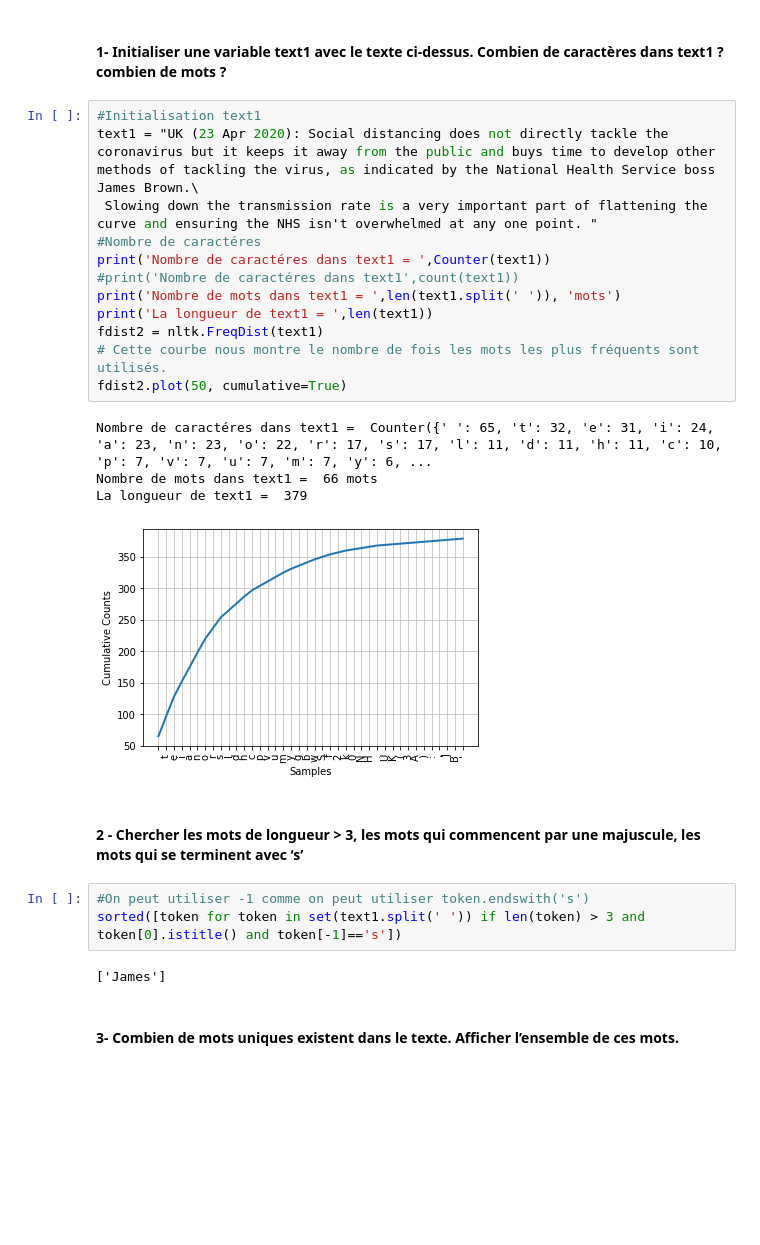
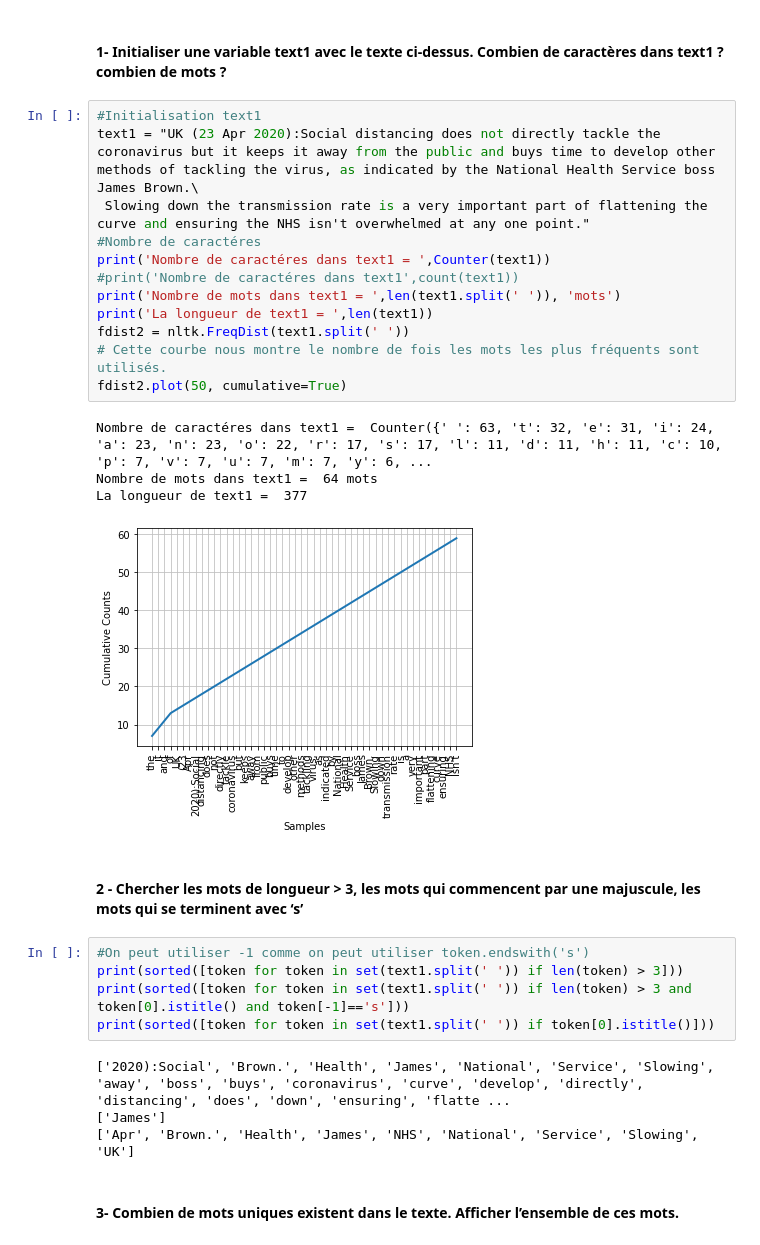
Before and after one commit to Ikramettiache/Tp-TextMining, a Jupyter notebook: Tp2_IKRAME_ETTIACHE_MEHDI_BALBALI_.ipynb, the cells around one changed output. Drawn from its saved outputs; the diff is of its cells as text; blank space fills up the shorter version.

```diff
--- a/Tp2_IKRAME_ETTIACHE_MEHDI_BALBALI_.ipynb
+++ b/Tp2_IKRAME_ETTIACHE_MEHDI_BALBALI_.ipynb
@@ -23,28 +23,32 @@ import re
 #### 1- Initialiser une variable text1 avec le texte ci-dessus. Combien de caractères dans text1 ? combien de mots ?
 # %%
 #Initialisation text1
-text1 = "UK (23 Apr 2020): Social distancing does not directly tackle the coronavirus but it keeps it away from the public and buys time to develop other methods of tackling the virus, as indicated by the National Health Service boss James Brown.\
- Slowing down the transmission rate is a very important part of flattening the curve and ensuring the NHS isn't overwhelmed at any one point. "
+text1 = "UK (23 Apr 2020):Social distancing does not directly tackle the coronavirus but it keeps it away from the public and buys time to develop other methods of tackling the virus, as indicated by the National Health Service boss James Brown.\
+ Slowing down the transmission rate is a very important part of flattening the curve and ensuring the NHS isn't overwhelmed at any one point."
 #Nombre de caractéres
 print('Nombre de caractéres dans text1 = ',Counter(text1))
 #print('Nombre de caractéres dans text1',count(text1))
 print('Nombre de mots dans text1 = ',len(text1.split(' ')), 'mots')
 print('La longueur de text1 = ',len(text1))
-fdist2 = nltk.FreqDist(text1)
+fdist2 = nltk.FreqDist(text1.split(' '))
 # Cette courbe nous montre le nombre de fois les mots les plus fréquents sont utilisés.
 fdist2.plot(50, cumulative=True)
 # %% [output]
-Nombre de caractéres dans text1 =  Counter({' ': 65, 't': 32, 'e': 31, 'i': 24, 'a': 23, 'n': 23, 'o': 22, 'r': 17, 's': 17, 'l': 11, 'd': 11, 'h': 11, 'c': 10, 'p': 7, 'v': 7, 'u': 7, 'm': 7, 'y': 6, ...
-Nombre de mots dans text1 =  66 mots
-La longueur de text1 =  379
+Nombre de caractéres dans text1 =  Counter({' ': 63, 't': 32, 'e': 31, 'i': 24, 'a': 23, 'n': 23, 'o': 22, 'r': 17, 's': 17, 'l': 11, 'd': 11, 'h': 11, 'c': 10, 'p': 7, 'v': 7, 'u': 7, 'm': 7, 'y': 6, ...
+Nombre de mots dans text1 =  64 mots
+La longueur de text1 =  377
-[figure, old version]
+[figure, new version]
 # %% [markdown]
 #### 2 - Chercher les mots de longueur > 3, les mots qui commencent par une majuscule, les mots qui se terminent avec ‘s’
 # %%
 #On peut utiliser -1 comme on peut utiliser token.endswith('s')
-sorted([token for token in set(text1.split(' ')) if len(token) > 3 and token[0].istitle() and token[-1]=='s'])
+print(sorted([token for token in set(text1.split(' ')) if len(token) > 3]))
+print(sorted([token for token in set(text1.split(' ')) if len(token) > 3 and token[0].istitle() and token[-1]=='s']))
+print(sorted([token for token in set(text1.split(' ')) if token[0].istitle()]))
 # %% [output]
+['2020):Social', 'Brown.', 'Health', 'James', 'National', 'Service', 'Slowing', 'away', 'boss', 'buys', 'coronavirus', 'curve', 'develop', 'directly', 'distancing', 'does', 'down', 'ensuring', 'flatte ...
 ['James']
+['Apr', 'Brown.', 'Health', 'James', 'NHS', 'National', 'Service', 'Slowing', 'UK']
 # %% [markdown]
 #### 3- Combien de mots uniques existent dans le texte. Afficher l’ensemble de ces mots.
 # %%
```
Also changed, not shown: parts of 4 cells of this notebook.
